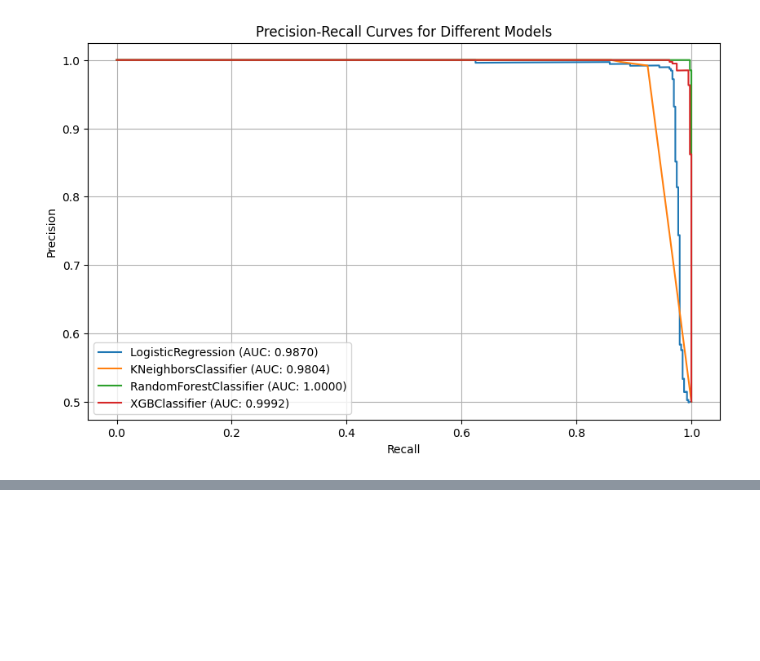
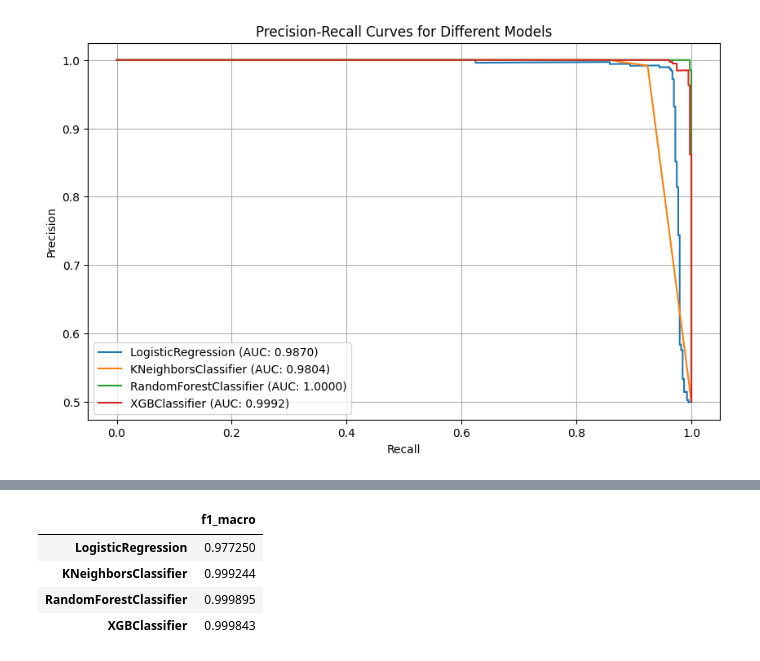
Before and after one commit to mserra0/Credit-Card-Fraud-Detection, a Jupyter notebook: CreditFraud.ipynb, the cells around one changed output, grey strips where cells are left out. Saved outputs shown, nothing was run; the diff lists cells and outputs as text; code cells hidden in the pictures; blank space fills up the shorter version.

Commit message:
'modeling'

```diff
--- a/CreditFraud.ipynb
+++ b/CreditFraud.ipynb
@@ -546,3 +558,9 @@ plot_pr_curve_for_models(models, X_train_ADASYN, y_train_ADASYN)
 # %%
-print_metrics_table(models, y_train_SMOTEENN, y_train_SMOTEENN)
+print_metrics_table(models, X_train_SMOTEENN, y_train_SMOTEENN)
 plot_pr_curve_for_models(models, X_train_SMOTEENN, y_train_SMOTEENN)
+# %% [output]
+|  | f1_macro |
+| LogisticRegression | 0.977250 |
+| KNeighborsClassifier | 0.999244 |
+| RandomForestClassifier | 0.999895 |
+| XGBClassifier | 0.999843 |
```
Also changed, not shown: parts of 2 cells of this notebook.
